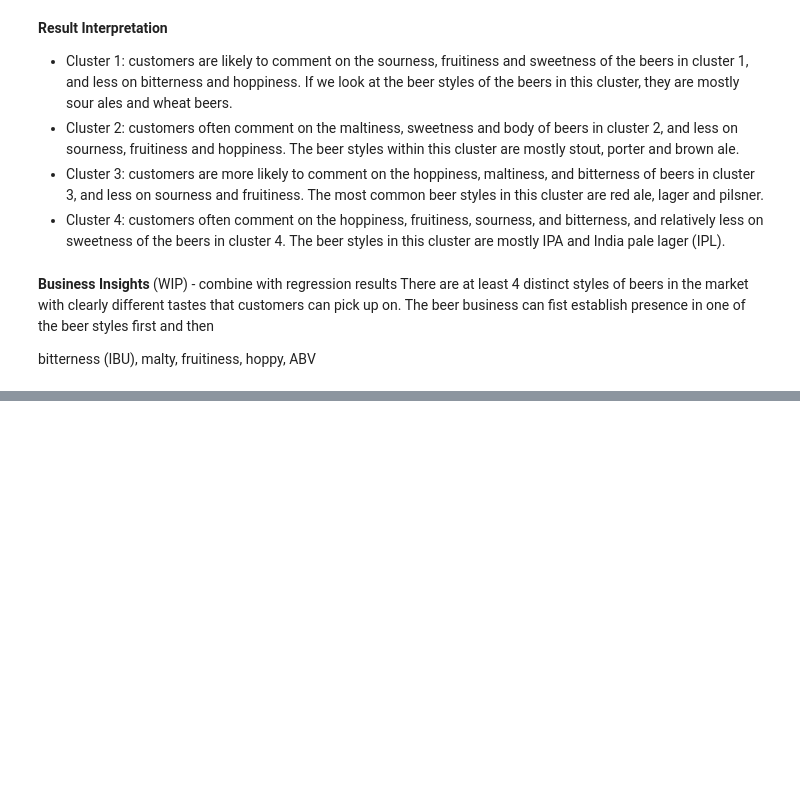
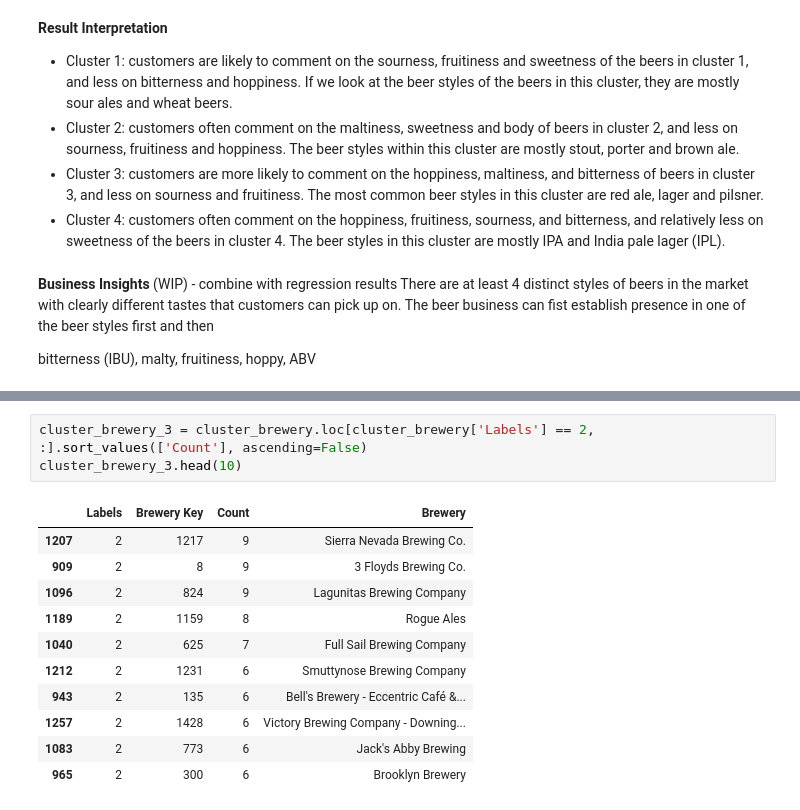
Before and after one commit to happysoymilk/beer_data_analysis, a Jupyter notebook: PCA.ipynb, the cells around one changed output, grey strips where cells are left out. Cells and saved outputs as stored; diff of their text form; blank space fills up the shorter version.

```diff
--- a/PCA.ipynb
+++ b/PCA.ipynb
@@ -271,0 +312,15 @@ bitterness (IBU), malty, fruitiness, hoppy, ABV
+# %%
+cluster_brewery_3 = cluster_brewery.loc[cluster_brewery['Labels'] == 2, :].sort_values(['Count'], ascending=False)
+cluster_brewery_3.head(10)
+# %% [output]
+|  | Labels | Brewery Key | Count | Brewery |
+| 1207 | 2 | 1217 | 9 | Sierra Nevada Brewing Co. |
+| 909 | 2 | 8 | 9 | 3 Floyds Brewing Co. |
+| 1096 | 2 | 824 | 9 | Lagunitas Brewing Company |
+| 1189 | 2 | 1159 | 8 | Rogue Ales |
+| 1040 | 2 | 625 | 7 | Full Sail Brewing Company |
+| 1212 | 2 | 1231 | 6 | Smuttynose Brewing Company |
+| 943 | 2 | 135 | 6 | Bell's Brewery - Eccentric Café &... |
+| 1257 | 2 | 1428 | 6 | Victory Brewing Company - Downing... |
+| 1083 | 2 | 773 | 6 | Jack's Abby Brewing |
+| 965 | 2 | 300 | 6 | Brooklyn Brewery |
```
Also changed, not shown: parts of 5 cells of this notebook.
